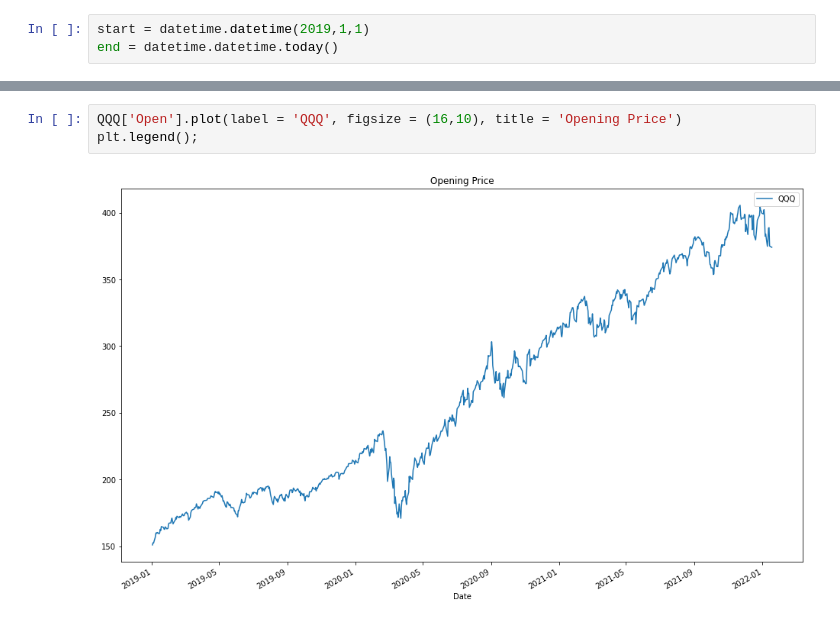
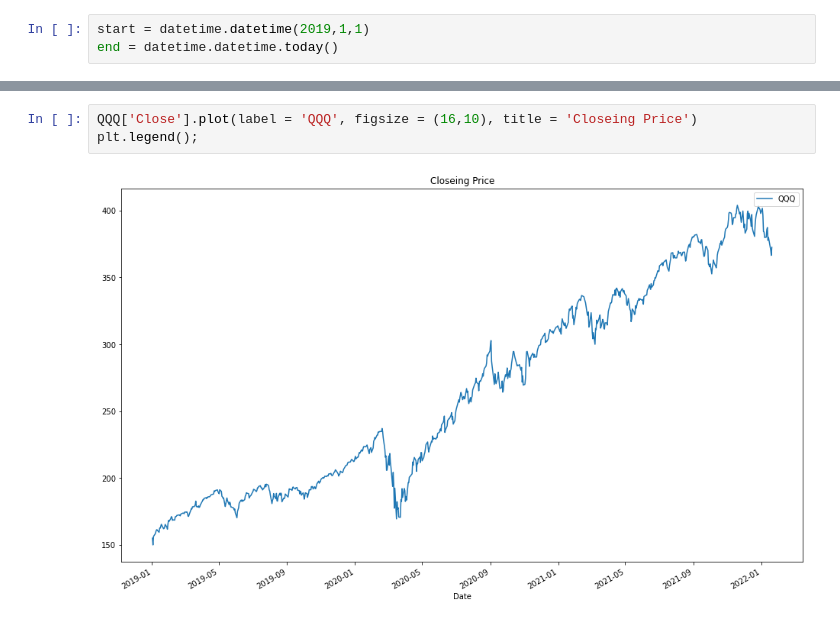
Before and after one commit to gaben3722/Time-Series-Project-Finance-Data, a Jupyter notebook: Untitled.ipynb, the cells around one changed output, grey strips where cells are left out. Cells and saved outputs as stored; diff of their text form.

```diff
--- a/Untitled.ipynb
+++ b/Untitled.ipynb
@@ -29,8 +29,8 @@ QQQ.head()
 # %%
-QQQ['Open'].plot(label = 'QQQ', figsize = (16,10), title = 'Opening Price')
+QQQ['Close'].plot(label = 'QQQ', figsize = (16,10), title = 'Closeing Price')
 plt.legend();
 # %% [output]
-[figure, old version]
+[figure, new version]
 # %%
 QQQ['Volume'].plot(label = 'QQQ', figsize = (16,10), title = 'Volume Traded')
 plt.legend();
```
Also changed, not shown: parts of 10 cells of this notebook.
